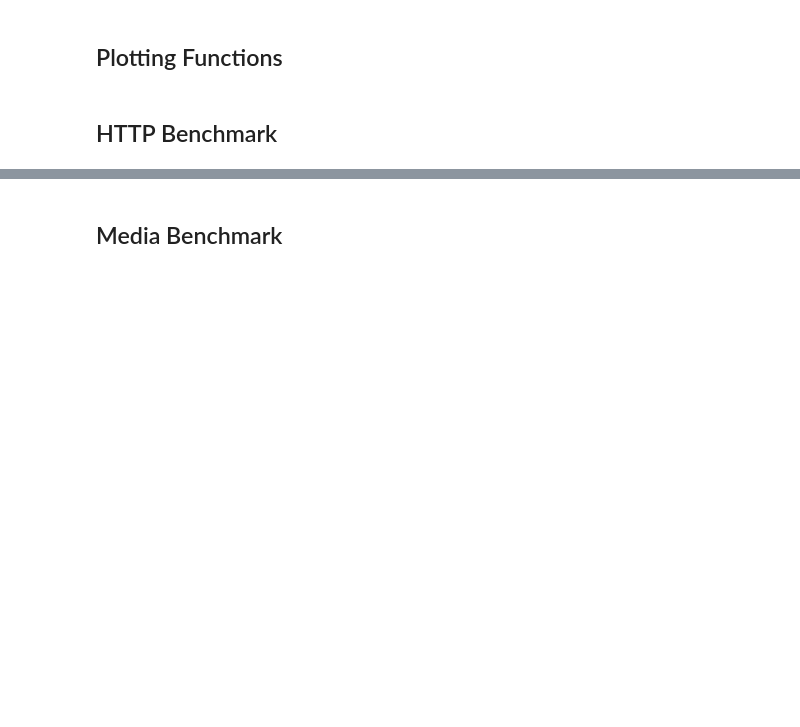
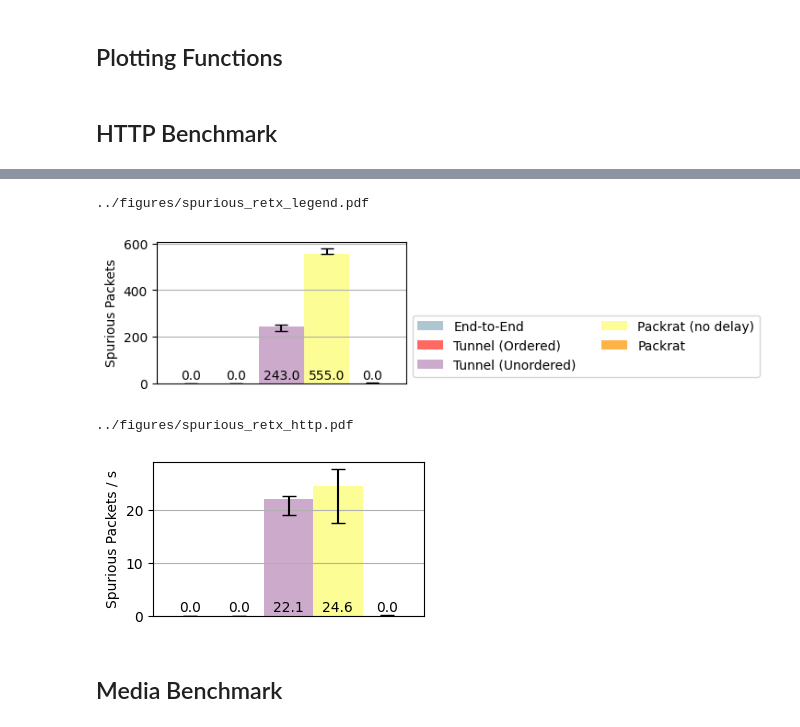
Before and after one commit to StanfordSNR/sidekick-downloads, a Jupyter notebook: notebook/spurious_retransmissions.ipynb, the cells around one changed output, grey strips where cells are left out. Cells and saved outputs as stored; diff of their text form; code cells hidden in the pictures; blank space fills up the shorter version.

```diff
--- a/notebook/spurious_retransmissions.ipynb
+++ b/notebook/spurious_retransmissions.ipynb
@@ -105,10 +114,13 @@ def plot_spurious_retransmissions(data, labels: List[str], title: str, ylabel: s
         save_pdf(pdf)
     plt.show()
 # %%
-def plot_spurious_retransmissions_http(labels: List[str], title: str, normalized: bool=True, num_trials=10, execute=False, sender: bool=False, ylim=0, pdf: Optional[str]=None):
-    data = parse_http_data(labels, normalized=normalized, sender=sender, num_trials=num_trials, execute=execute)
+def plot_spurious_retransmissions_http(
+    labels: List[str], title: str, normalized: bool=True, network_setting=http_network_setting, legend=False,
+    num_trials=10, execute=False, sender: bool=False, ylim=0, pdf: Optional[str]=None, style=False,
+):
+    data = parse_http_data(labels, normalized=normalized, network_setting=network_setting, sender=sender, num_trials=num_trials, execute=execute)
     if normalized:
-        ylabel = 'Num Spurious Retransmissions / Sec'
+        ylabel = 'Spurious Packets / s'
     else:
-        ylabel = 'Num Spurious Retransmissions'
-    plot_spurious_retransmissions(data, labels, title, ylabel=ylabel, ylim=ylim, pdf=pdf)
+        ylabel = 'Spurious Packets'
+    plot_spurious_retransmissions(data, labels, title, style=style, ylabel=ylabel, legend=legend, ylim=ylim, pdf=pdf)
@@ -143,3 +140,33 @@ plot_spurious_retransmissions_http(gen_labels('iblt', True), 'HTTP Benchmark ibl
+# %%
+## 4. Sending with delay reduces spurious retx (keeps or improves perf.)
+# wifi_unordered has spurious retransmissions and wifi_ordered gets rid of them
+# delays = [0,5,10,20,30,60]
+ylim = 0
+execute = True
+num_trials = 20
+
+labels = [
+    'picoquic',
+    # 'picoquic_split',
+    'picoquic_rtunnel_retx7_ordered32',
+    'picoquic_rtunnel_retx7',
+    'picoquic_iblt_0ms_hint',
+    # 'picoquic_iblt_15ms_hint',
+    'picoquic_iblt_30ms_hint',
+]
+
+# plot_spurious_retransmissions_http(gen_labels('sidekick', True), 'HTTP Benchmark psum (hint)', num_trials=num_trials, execute=execute, normalized=normalized, ylim=ylim)
+plot_spurious_retransmissions_http(labels, 'HTTP Benchmark iblt (hint)', style=True,
+                                   num_trials=num_trials, execute=execute, normalized=False, ylim=ylim,
+                                   pdf='../figures/spurious_retx_legend.pdf', legend=True)
+plot_spurious_retransmissions_http(labels, 'HTTP Benchmark iblt (hint)', style=True,
+                                   num_trials=num_trials, execute=execute, normalized=True, ylim=ylim,
+                                   pdf='../figures/spurious_retx_http.pdf')
+# %% [output]
+../figures/spurious_retx_legend.pdf
+[figure, added]
+../figures/spurious_retx_http.pdf
+[figure, added]
 # %% [markdown]
 ## Media Benchmark
 # %%
```
Also changed, not shown: parts of 8 cells of this notebook, 6 other files.
